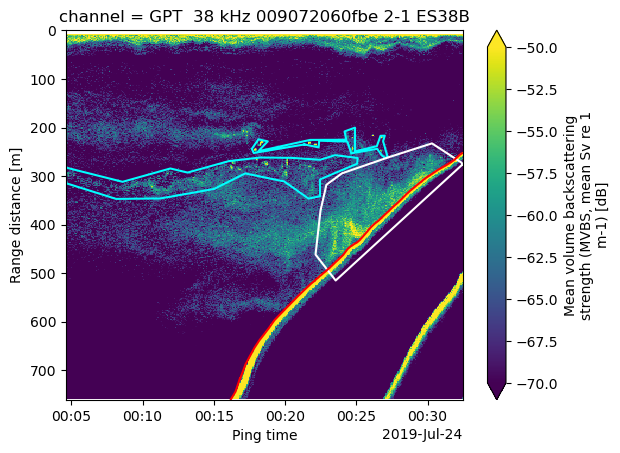
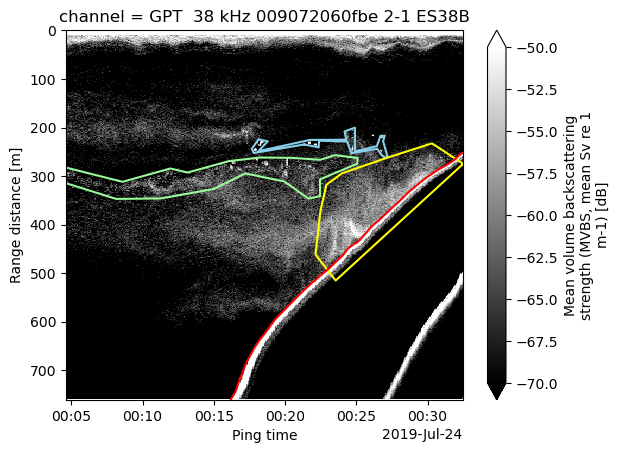
The notebook cell's code change between the first figure and the second:
--- before
+++ after
@@ -6,12 +6,17 @@
 )["region_bbox_right"].max()
 regions_object.plot(
-    region_id=[6,7],
+    region_id=[6],
     close_regions=True,
-    color="cyan"
+    color="palegreen"
+)
+regions_object.plot(
+    region_id=[7],
+    close_regions=True,
+    color="skyblue"
 )
 regions_object.plot(
     region_id=[8],
     close_regions=True,
-    color="white"
+    color="yellow"
 )
 line_object.plot(start_time=min_time, end_time=max_time, color="red")
@@ -23,3 +28,4 @@
     vmax=-50,
     vmin=-70,
+    cmap="gray",
 )

Commit: fix colormap